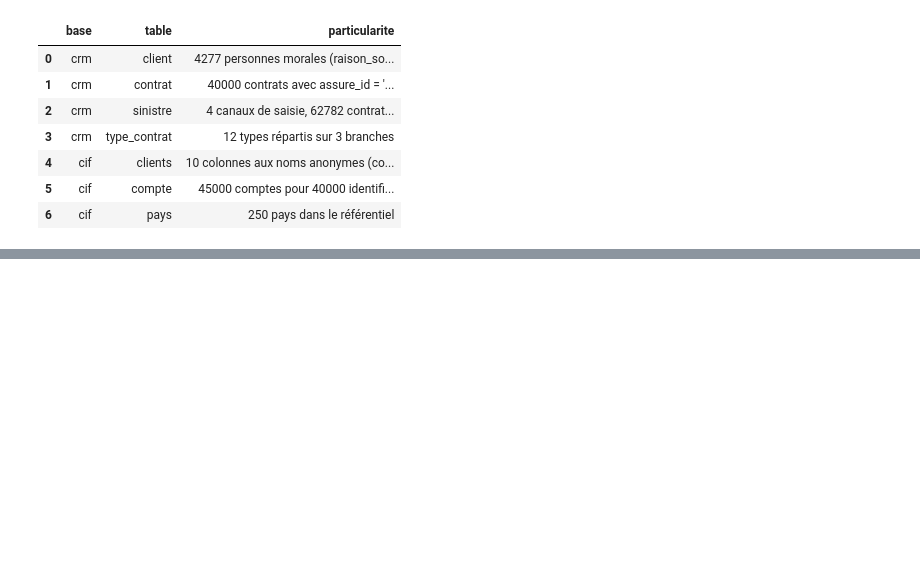
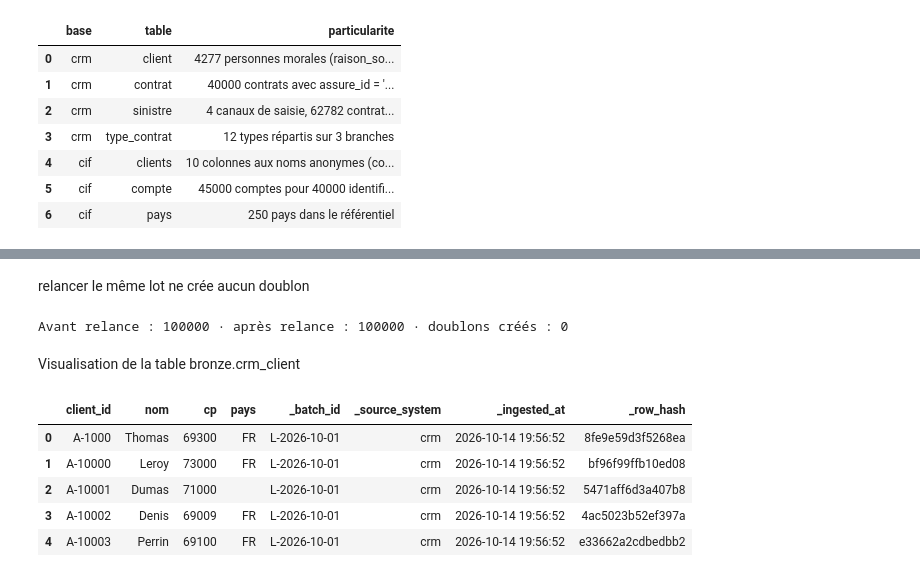
Before and after one commit to Samii05/td-qualite-g01, a Jupyter notebook: notebooks/S1_01.ipynb, the cells around one changed output, grey strips where cells are left out. Cells and saved outputs as stored; diff of their text form; code cells hidden in the pictures; blank space fills up the shorter version.

Commit message:
S1:(US-02) ingestion bronze des 7 tables, métadonnées et relance sans doublon

```diff
--- a/notebooks/S1_01.ipynb
+++ b/notebooks/S1_01.ipynb
@@ -167,0 +163,23 @@ livrable_us01
+# %%
+import pandas as pd
+from sqlalchemy import create_engine, text
+
+reader = create_engine("mysql+pymysql://reader:reader@mariadb:3306")  # lecture seule sur cif et crm
+engine = create_engine("mysql+pymysql://root:root@mariadb:3306")      # écriture dans bronze et dq
+
+BATCH = "L-2026-10-01"   # identifiant du lot
+
+def lire(sql, eng=engine):
+    return pd.read_sql(text(sql), eng)
+
+def executer(sql, **params):
+    with engine.begin() as c:
+        c.execute(text(sql), params)
+
+SOURCES = [("crm", "client",       "crm_client"),
+           ("crm", "contrat",      "crm_contrat"),
+           ("crm", "type_contrat", "crm_type_contrat"),
+           ("crm", "sinistre",     "crm_sinistre"),
+           ("cif", "clients",      "cif_clients"),
+           ("cif", "compte",       "cif_compte"),
+           ("cif", "pays",         "cif_pays")]
@@ -167,0 +281,21 @@ livrable_us01
+# %% [markdown]
+relancer le même lot ne crée aucun doublon
+# %%
+avant = lire("SELECT COUNT(*) AS n FROM bronze.crm_client").n[0]
+ingerer("crm", "client", "crm_client")          # on relance le même lot
+apres = lire("SELECT COUNT(*) AS n FROM bronze.crm_client").n[0]
+print(f"Avant relance : {avant} · après relance : {apres} · doublons créés : {apres - avant}")
+# %% [output]
+Avant relance : 100000 · après relance : 100000 · doublons créés : 0
+# %% [markdown]
+Visualisation de la table bronze.crm_client
+# %%
+lire("SELECT client_id, nom, cp, pays, _batch_id, _source_system, _ingested_at, _row_hash "
+     "FROM bronze.crm_client LIMIT 5")
+# %% [output]
+|  | client_id | nom | cp | pays | _batch_id | _source_system | _ingested_at | _row_hash |
+| 0 | A-1000 | Thomas | 69300 | FR | L-2026-10-01 | crm | 2026-10-14 19:56:52 | 8fe9e59d3f5268ea |
+| 1 | A-10000 | Leroy | 73000 | FR | L-2026-10-01 | crm | 2026-10-14 19:56:52 | bf96f99ffb10ed08 |
+| 2 | A-10001 | Dumas | 71000 |  | L-2026-10-01 | crm | 2026-10-14 19:56:52 | 5471aff6d3a407b8 |
+| 3 | A-10002 | Denis | 69009 | FR | L-2026-10-01 | crm | 2026-10-14 19:56:52 | 4ac5023b52ef397a |
+| 4 | A-10003 | Perrin | 69100 | FR | L-2026-10-01 | crm | 2026-10-14 19:56:52 | e33662a2cdbedbb2 |
```
Also changed, not shown: parts of 12 cells of this notebook, 1 other file.
